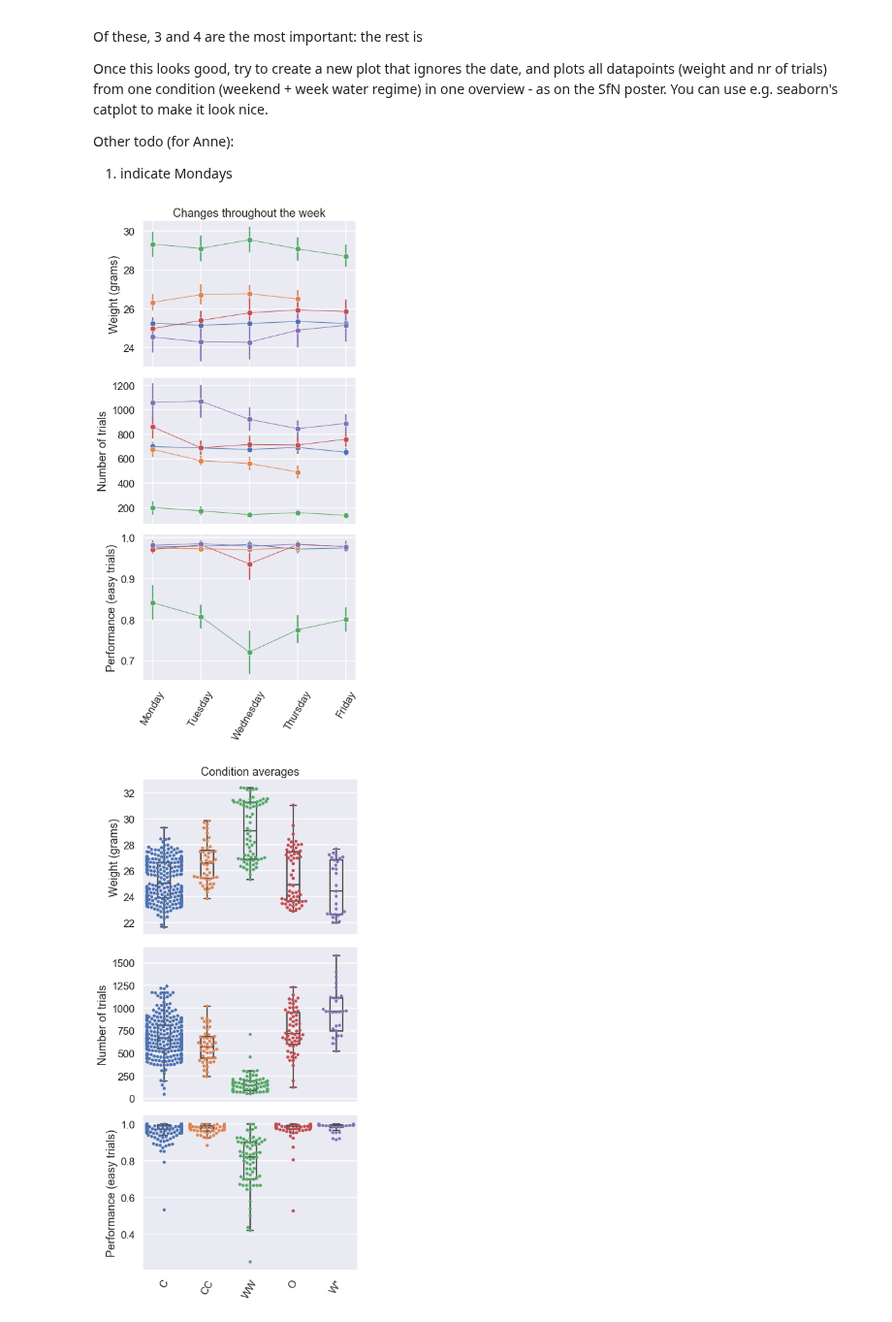
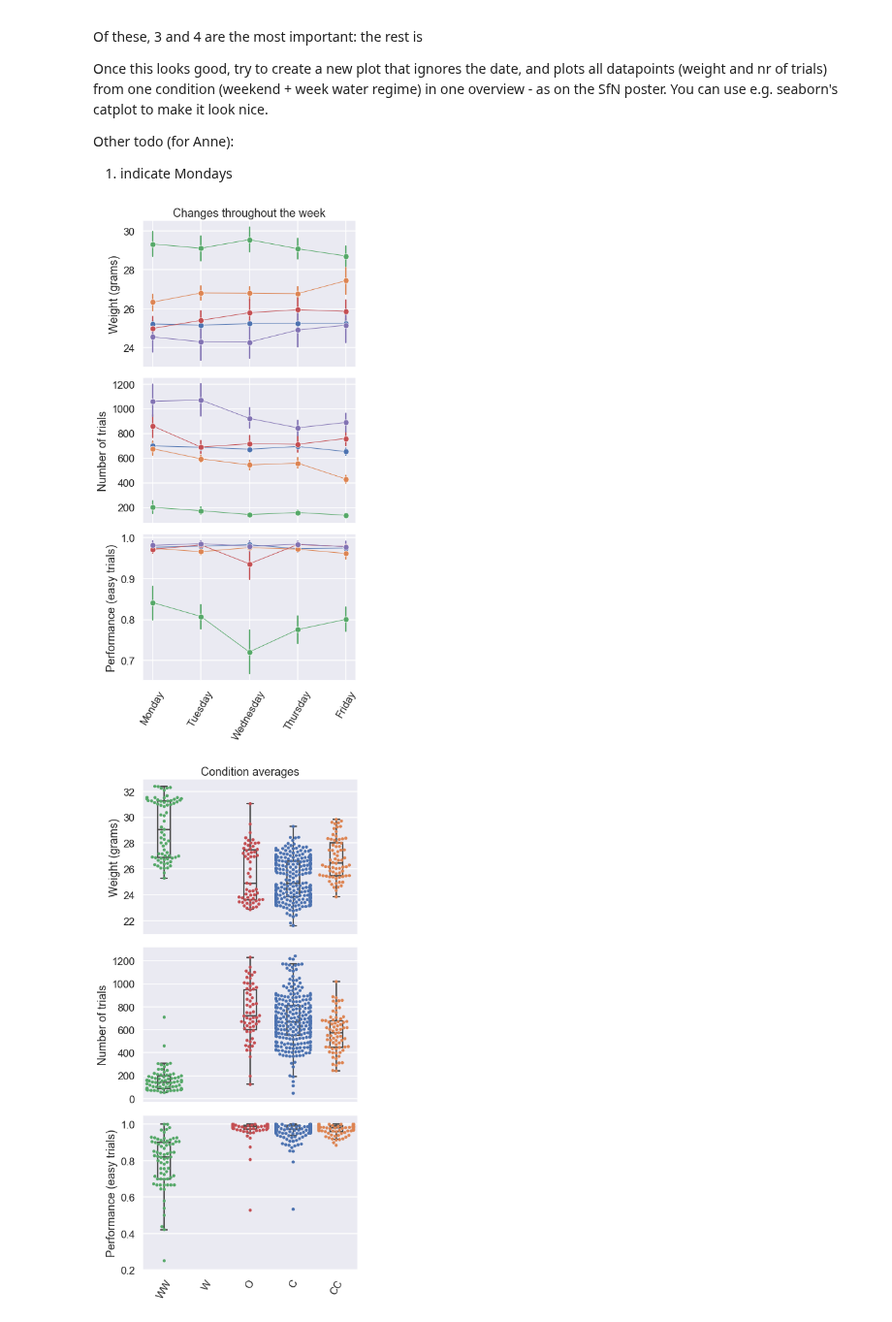
Before and after one commit to int-brain-lab/analysis, a Jupyter notebook: citricacid/citricAcid_datajoint2.ipynb, the cells around one changed output. Shown at 97% size. Saved outputs shown, nothing was run; the diff lists cells and outputs as text; code cells hidden in the pictures.

Commit message:
updated ca plots

```diff
--- a/citricacid/citricAcid_datajoint2.ipynb
+++ b/citricacid/citricAcid_datajoint2.ipynb
@@ -144,7 +144,7 @@ df['weekday']      = df['session_date'].dt.weekday
 # now, we want to map these onto the week numbers
 condition_map = {10:'CC', 11:'C', 12:'C', 13:'C', 14:'C', 15:'C', 16:'C',
                  17:'CC', 18:'C', 19:'WW', 20:'O', 21:'C', 22:'C', 23:'C', 24:'C', 25:'WW',
-                26:'W*', 27:'CC', 28:'WW', 29:'O', 30:'CC', 31:'W', 32:'O', 33:'W'}
+                26:'O*', 27:'CC', 28:'WW', 29:'O', 30:'CC', 31:'W', 32:'O', 33:'W'}
 
 df['condition'] = df.week_number.map(condition_map)
 
@@ -242,35 +246,35 @@ ax[0].set_title('Changes throughout the week')
 f.tight_layout()
 f.savefig(os.path.join(figpath, "CA_within_week.pdf"))
 # %% [output]
-[figure, old version]
+[figure, new version]
 # %%
 ## NOW PLOT WITH SEABORN
 f, ax = plt.subplots(3,1, sharex=True, figsize=(6, 12))
 
-sns.swarmplot(x="condition", y="avg_weight", hue="condition", data=df, ax=ax[0])
-sns.boxplot(x="condition", y="avg_weight", data=df, fliersize=0, ax=ax[0], boxprops={'facecolor':'None'}, width=.3)
+sns.swarmplot(x="condition", y="avg_weight", order=["WW", "W", "O", "C", "CC"], hue="condition", data=df, ax=ax[0])
+sns.boxplot(x="condition", y="avg_weight", order=["WW", "W", "O", "C", "CC"], data=df, fliersize=0, ax=ax[0], boxprops={'facecolor':'None'}, width=.3)
 ax[0].set(ylabel="Weight (grams)", xlabel="")
 ax[0].get_legend().remove()
 
-sns.swarmplot(x="condition", y="n_trials", hue="condition", data=df, ax=ax[1])
-sns.boxplot(x="condition", y="n_trials", data=df, fliersize=0, ax=ax[1], boxprops={'facecolor':'None'}, width=.3)
+sns.swarmplot(x="condition", y="n_trials", order=["WW", "W", "O", "C", "CC"], hue="condition", data=df, ax=ax[1])
+sns.boxplot(x="condition", y="n_trials", order=["WW", "W", "O", "C", "CC"], data=df, fliersize=0, ax=ax[1], boxprops={'facecolor':'None'}, width=.3)
 ax[1].set(ylabel="Number of trials", xlabel="")
 ax[1].get_legend().remove()
 
-sns.swarmplot(x="condition", y="performance_easy", hue="condition", data=df, ax=ax[2])
-sns.boxplot(x="condition", y="performance_easy", data=df, fliersize=0, ax=ax[2], boxprops={'facecolor':'None'}, width=.3)
+sns.swarmplot(x="condition", y="performance_easy", order=["WW", "W", "O", "C", "CC"], hue="condition", data=df, ax=ax[2])
+sns.boxplot(x="condition", y="performance_easy", order=["WW", "W", "O", "C", "CC"], data=df, fliersize=0, ax=ax[2], boxprops={'facecolor':'None'}, width=.3)
 ax[2].set(ylabel="Performance (easy trials)", xlabel="")
 ax[2].get_legend().remove()
 
 for item in ax[2].get_xticklabels():
     item.set_rotation(60)
 
 # set grid to show Mondays
 ax[0].set_title('Condition averages')
 f.tight_layout()
 f.savefig(os.path.join(figpath, "CA_stats.pdf"))
 # %% [output]
-[figure, old version]
+[figure, new version]
 # %%
 # NOW DO STATS ON THE TRIAL COUNTS
 import statsmodels.api as sm
```
Also changed, not shown: parts of 5 cells of this notebook, 1 other file.
